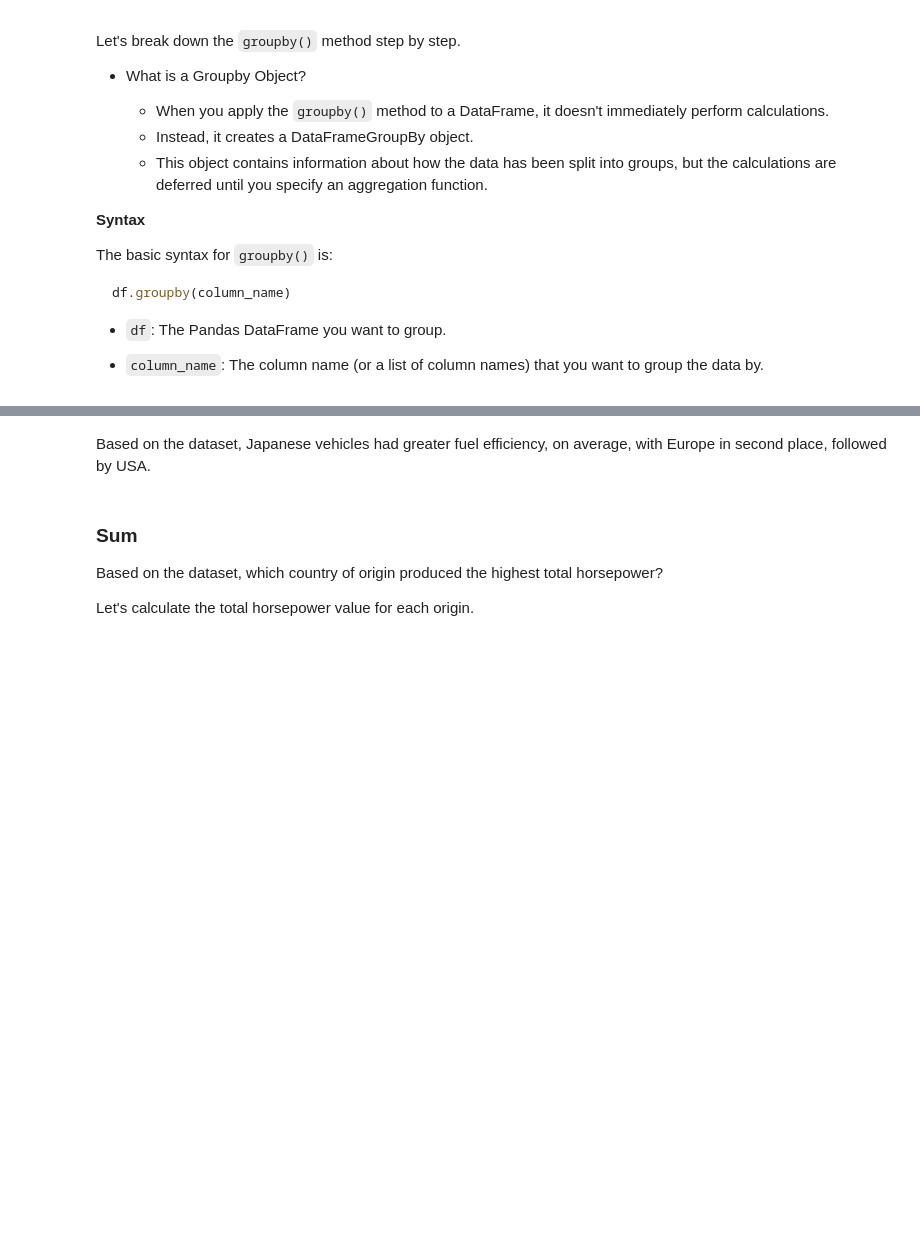
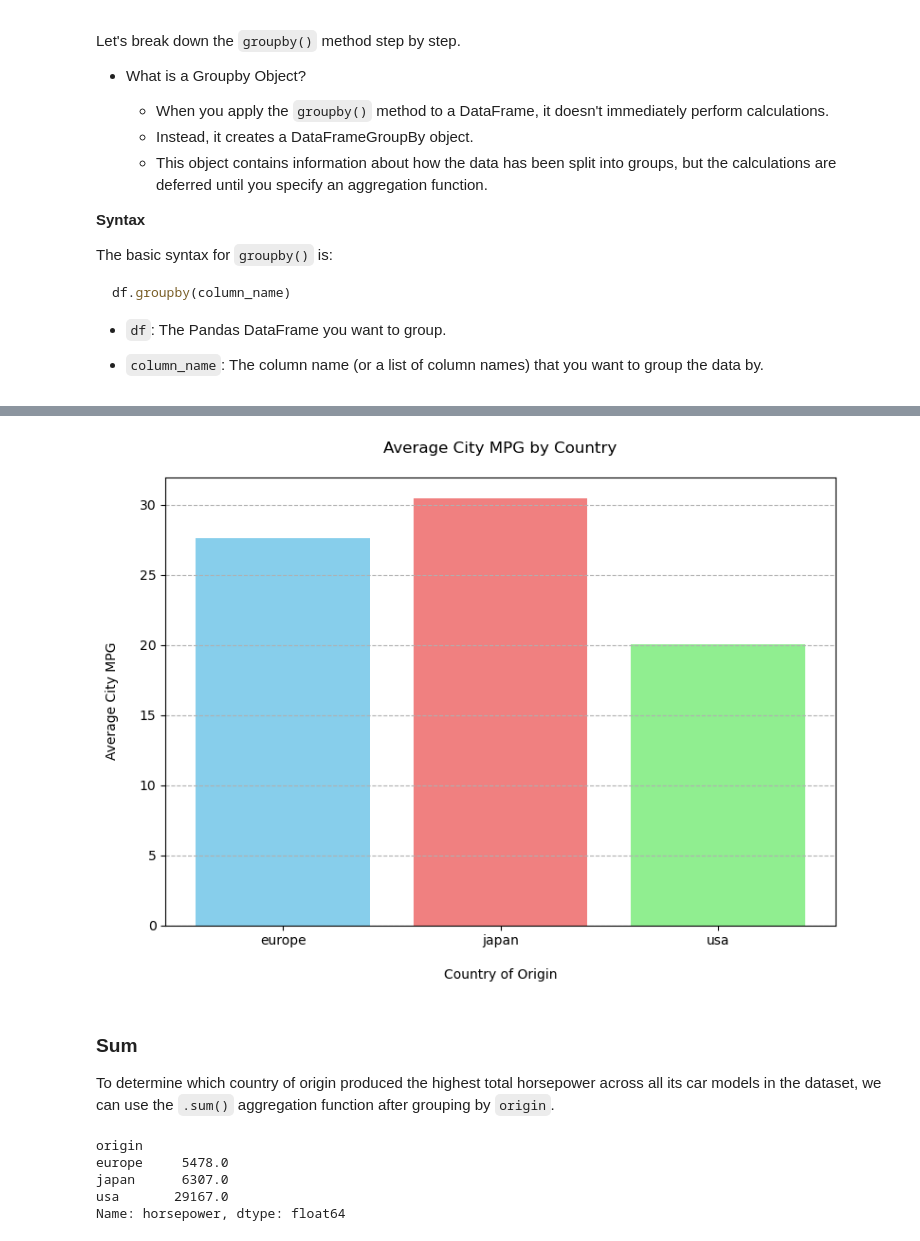
Before and after one commit to michaeltothewilson/data-with-python, a Jupyter notebook: notebooks/08_aggregating_data.ipynb, the cells around one changed output, grey strips where cells are left out. Cells and saved outputs as stored; diff of their text form; code cells hidden in the pictures; blank space fills up the shorter version.

```diff
--- a/notebooks/08_aggregating_data.ipynb
+++ b/notebooks/08_aggregating_data.ipynb
@@ -213,5 +341,5 @@ Let's group the `mpg_df` by the `origin` column:
 # %%
 ## Begin Example
-origin_grouped = mpg_df.groupby("origin")
+origin_grouped = mpg_df_clean.groupby("origin")
 
 origin_grouped
@@ -238,12 +384,32 @@ NameError: name 'origin_grouped' is not defined
-# %% [markdown]
-Based on the dataset, Japanese vehicles had greater fuel efficiency, on average, with Europe in second place, followed by USA.
+# %%
+# Visualize Horsepower by Origin
+origins = origin_mpg_mean.index
+mpg_values = origin_mpg_mean.values
+
+plt.figure(figsize=(8,6), dpi=100)
+plt.bar(origins,
+        mpg_values,
+        color = ["skyblue",
+                 "lightcoral",
+                 "lightgreen"])
+plt.title("Average City MPG by Country\n")
+plt.xlabel("\nCountry of Origin")
+plt.ylabel("Average City MPG\n")
+plt.grid(axis="y", linestyle="--")
+plt.tight_layout()
+# %% [output]
+[figure, added]
 # %% [markdown]
 ### Sum
 
-Based on the dataset, which country of origin produced the highest total horsepower?
-
-Let's calculate the total horsepower value for each origin.
+To determine which country of origin produced the highest total horsepower across all its car models in the dataset, we can use the `.sum()` aggregation function after grouping by `origin`.
 # %%
 ## Begin Calculation
-cylinders_sum = cylinders_grouped.sum()
-cylinders_sum
+origin_hp_sum = origin_grouped["horsepower"].sum()
+origin_hp_sum
+# %% [output]
+origin
+europe     5478.0
+japan      6307.0
+usa       29167.0
+Name: horsepower, dtype: float64
```
Also changed, not shown: parts of 56 cells of this notebook, 2 other files.
